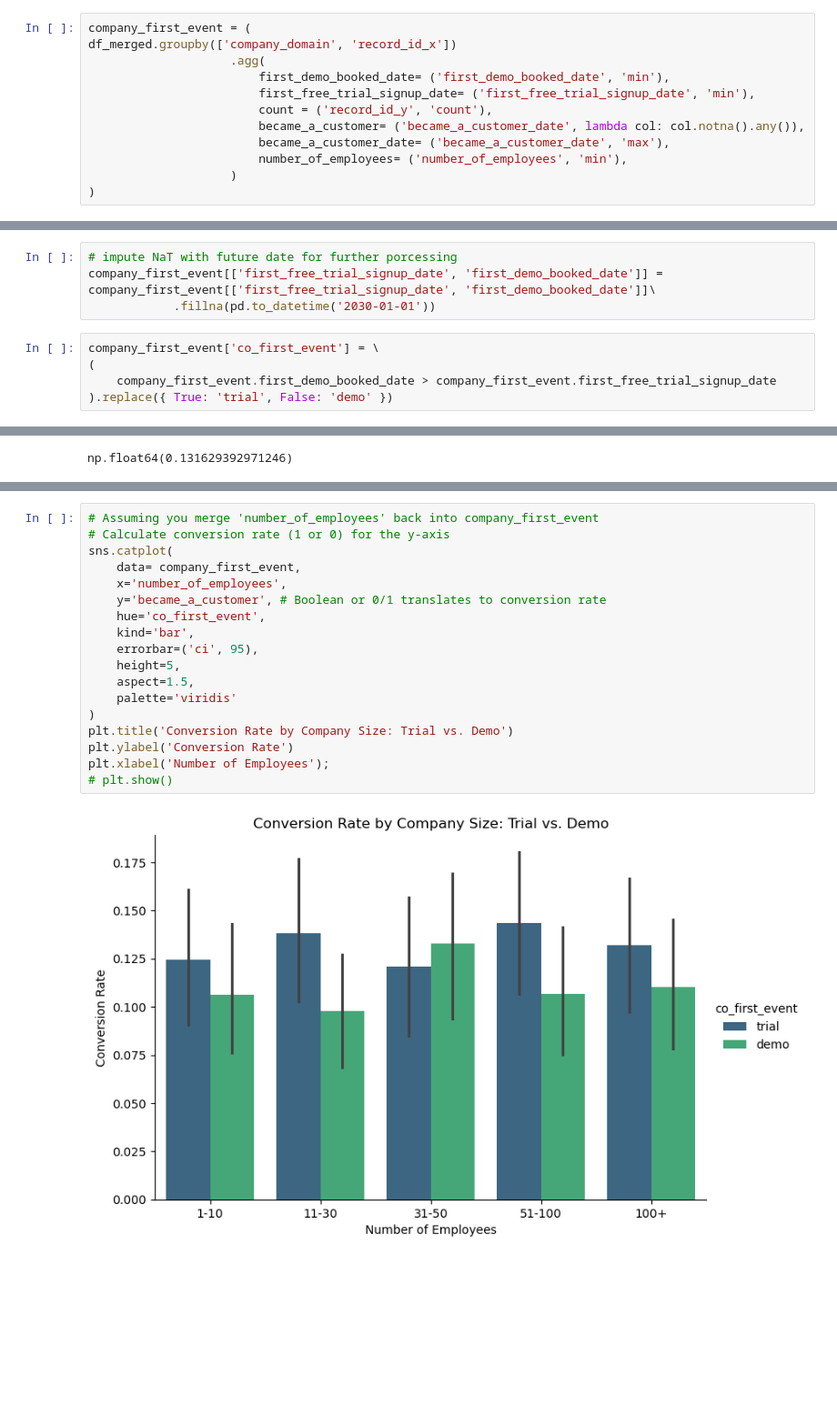
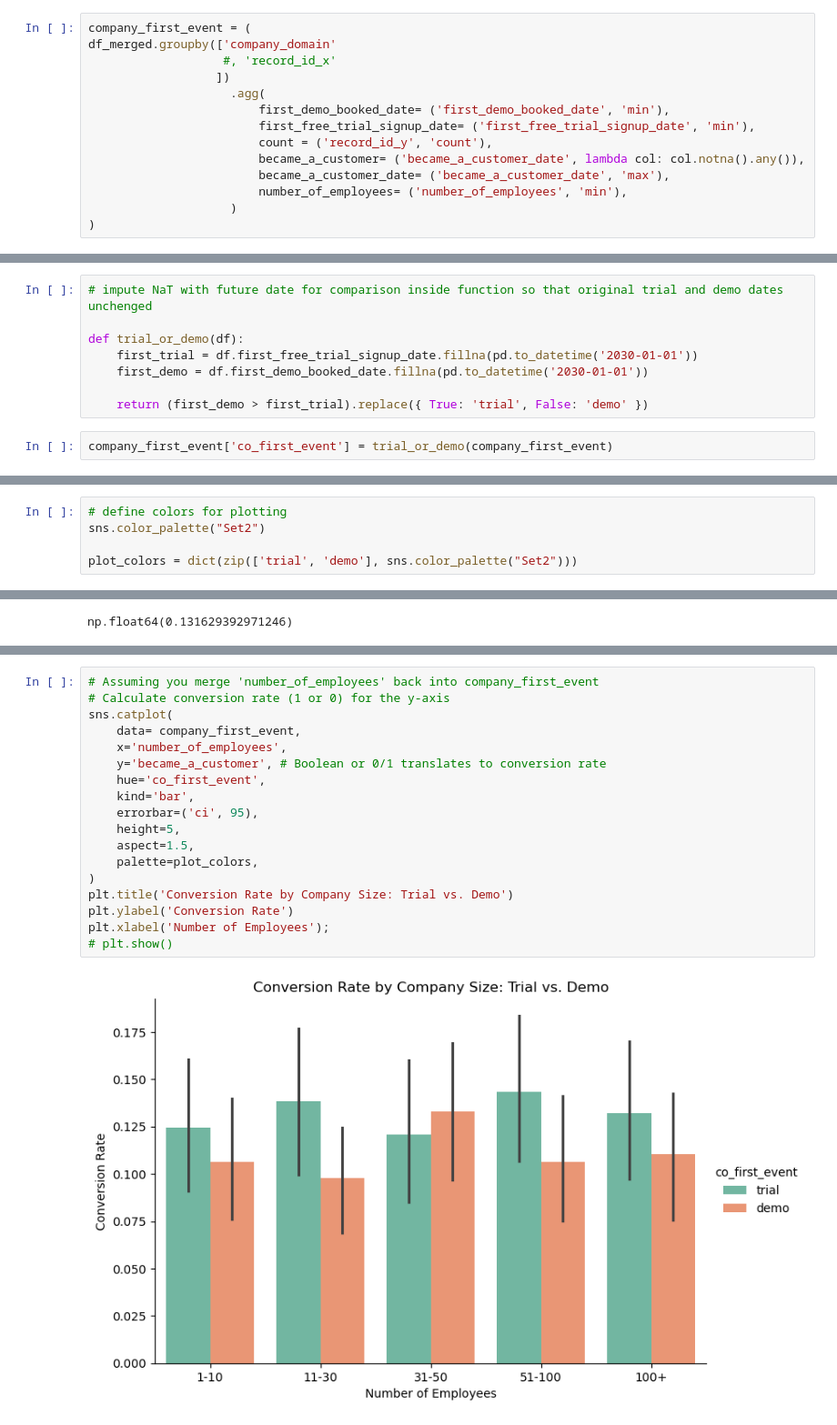
Before and after one commit to outovhush/revops-portfolio, a Jupyter notebook: trial_or_demo_conversion/trial_or_demo.ipynb, the cells around one changed output, grey strips where cells are left out. Shown at 91% size. Saved outputs shown, nothing was run; the diff lists cells and outputs as text; blank space fills up the shorter version.

Commit message:
trial_or_demo final

```diff
--- a/trial_or_demo_conversion/trial_or_demo.ipynb
+++ b/trial_or_demo_conversion/trial_or_demo.ipynb
@@ -188,7 +188,9 @@ memory usage: 752.4+ KB
 # df_merged.groupby(['company_domain','record_id_x']).ngroups
 # %%
 company_first_event = (
-df_merged.groupby(['company_domain', 'record_id_x'])
+df_merged.groupby(['company_domain'
+                   #, 'record_id_x'
+                  ])
                     .agg(
                         first_demo_booked_date= ('first_demo_booked_date', 'min'),
                         first_free_trial_signup_date= ('first_free_trial_signup_date', 'min'),
@@ -242,12 +251,13 @@ memory usage: 172.5+ KB
 # %%
-# impute NaT with future date for further porcessing
-company_first_event[['first_free_trial_signup_date', 'first_demo_booked_date']] = company_first_event[['first_free_trial_signup_date', 'first_demo_booked_date']]\
-            .fillna(pd.to_datetime('2030-01-01'))
+# impute NaT with future date for comparison inside function so that original trial and demo dates unchenged
+
+def trial_or_demo(df):
+    first_trial = df.first_free_trial_signup_date.fillna(pd.to_datetime('2030-01-01'))
+    first_demo = df.first_demo_booked_date.fillna(pd.to_datetime('2030-01-01'))
+
+    return (first_demo > first_trial).replace({ True: 'trial', False: 'demo' })
 # %%
-company_first_event['co_first_event'] = \
-(
-    company_first_event.first_demo_booked_date > company_first_event.first_free_trial_signup_date
-).replace({ True: 'trial', False: 'demo' })
+company_first_event['co_first_event'] = trial_or_demo(company_first_event)
 # %%
 company_first_event.co_first_event.value_counts(dropna = False) #/ company_first_event.shape[0]
 # %% [output]
@@ -273,6 +283,11 @@ p_trial_first / p_demo_first
 1.1909659438515396
 # %% [markdown]
 The diff is only 2 percentaghe points or 19%. Is this significant statistically speaking?
+# %%
+# define colors for plotting
+sns.color_palette("Set2")
+
+plot_colors = dict(zip(['trial', 'demo'], sns.color_palette("Set2")))
 # %% [markdown]
 #### Using seaborne plotting with confidence interval boorstrapping
 # %%
@@ -389,21 +422,21 @@ Adding more visualization
 # %%
 # Assuming you merge 'number_of_employees' back into company_first_event
 # Calculate conversion rate (1 or 0) for the y-axis
 sns.catplot(
     data= company_first_event,
     x='number_of_employees',
     y='became_a_customer', # Boolean or 0/1 translates to conversion rate
     hue='co_first_event',
     kind='bar',
     errorbar=('ci', 95),
     height=5,
     aspect=1.5,
-    palette='viridis'
+    palette=plot_colors,
 )
 plt.title('Conversion Rate by Company Size: Trial vs. Demo')
 plt.ylabel('Conversion Rate')
 plt.xlabel('Number of Employees');
 # plt.show()
 # %% [output]
-[figure, old version]
+[figure, new version]
 # %%
```
Also changed, not shown: parts of 16 cells of this notebook, 3 other files.
